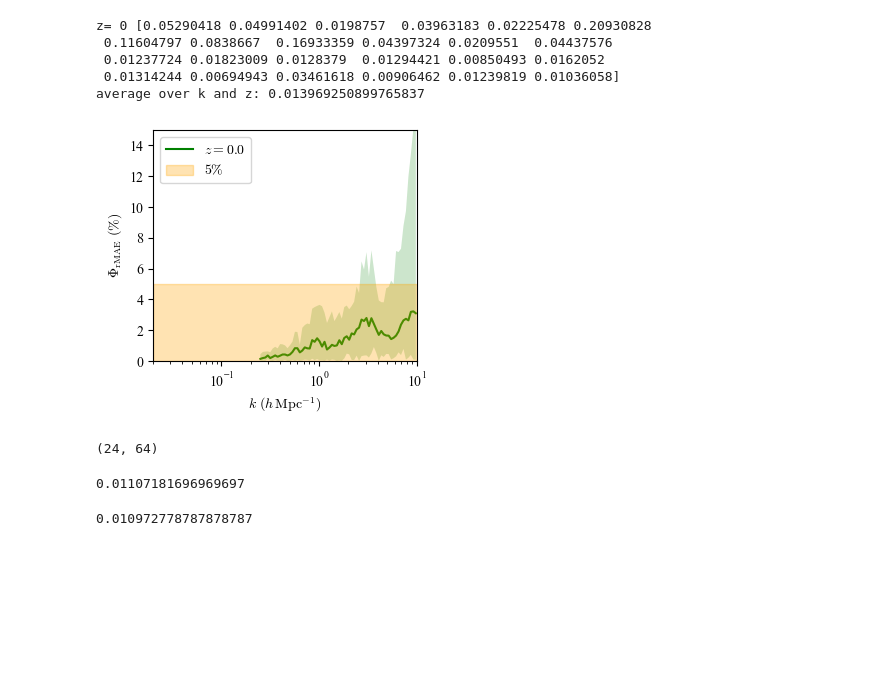
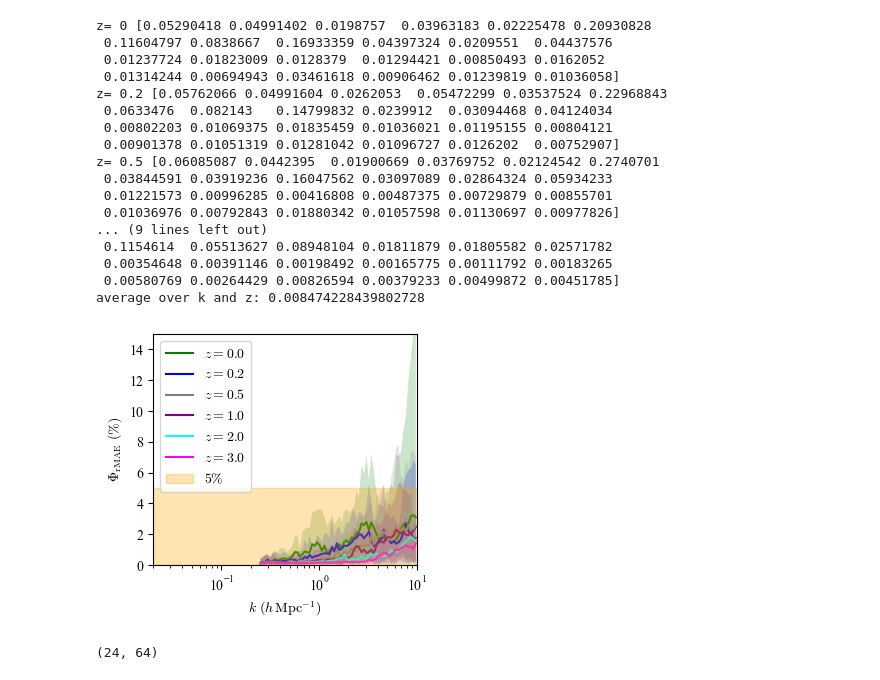
Before and after one commit to astro-YYH/GokuEmu, a Jupyter notebook: emulator/pre_combined_test/relative_errors_pre_combined_test.ipynb, the cells around one changed output. Cells and saved outputs as stored; diff of their text form; code cells hidden in the pictures; blank space fills up the shorter version.

```diff
--- a/emulator/pre_combined_test/relative_errors_pre_combined_test.ipynb
+++ b/emulator/pre_combined_test/relative_errors_pre_combined_test.ipynb
@@ -163,7 +163,7 @@ color_list = ['green', 'blue', 'grey', 'purple', 'cyan', 'magenta']
 rMAE_zs = []
 
 for i, scale in enumerate(a):
-    if i==1:
+    if i==6:
         break
     c = color_list[i]
     # k_L1, Pk_L1 = load_rebin(os.path.join(sim_L1, "output/powerspectrum-%.4f.txt" % scale))
@@ -229,6 +239,6 @@ average over k and z: 0.07270342854077141
 # %%
 # relative
-# sim_parent = "/work2/01317/yyang440/frontera/cosmo_11p_sims/data_for_emu" # frontera
+# prediction for narrow range
 sim_parent = "../../data/combined"
 pred_parent = './'
 
@@ -252,7 +262,7 @@ color_list = ['green', 'blue', 'grey', 'purple', 'cyan', 'magenta']
 rMAE_narrow_zs = []
 
 for i, scale in enumerate(a):
-    if i==1:
+    if i==6:
         break
     c = color_list[i]
     # k_L1, Pk_L1 = load_rebin(os.path.join(sim_L1, "output/powerspectrum-%.4f.txt" % scale))
@@ -291,44 +301,48 @@ ax.set_ylabel(r'$\Phi_{\mathrm{rMAE}}\ (\%)$')
 # ax.plot([], [], color='black', label='HF w.r.t. Linear')
 # ax.plot([], [], color='black', linestyle='--', label='L2 w.r.t. HF')
 ax.set_ylim(0., 15)
 ax.set_xscale('log')
 ax.set_xlabel(r'$k\ (h\,\mathrm{Mpc}^{-1})$')
 # ax.set_ylabel(r'$(P_\mathrm{HF}-P_\mathrm{Li})/P_\mathrm{Li}$')
 
 xlim1 = .02
 xlim2 = 10
 ax.set_xlim(xlim1, xlim2)
 
 square = patches.Rectangle((xlim1, -0.0), xlim2-xlim1, 5, color='orange', alpha=.3, zorder=2, label=r'$5\%$')  # alpha ranges from 0 (transparent) to 1 (opaque)
 # square1 = patches.Rectangle((xlim1, -0.01), xlim2-xlim1, 0.02, color='blue', alpha=.3, zorder=2, label=r'$1\%$')  # alpha ranges from 0 (transparent) to 1 (opaque)
 
 # Add the square to the axes
 ax.add_patch(square)
 # ax.add_patch(square1)
 ax.legend(loc='upper left')
 # ax.set_yticks([-0.2,-.1,0,.1,.2])
 
 # plt.xlim([0.005, 100])
 # plt.ylim([.01,4e5])
 # plt.ylim([-.3, .3])
 plt.show()
 # plt.savefig('matter_pow_nonl_linear_ratio.pdf', bbox_inches='tight')
 # %% [output]
 z= 0 [0.05290418 0.04991402 0.0198757  0.03963183 0.02225478 0.20930828
  0.11604797 0.0838667  0.16933359 0.04397324 0.0209551  0.04437576
  0.01237724 0.01823009 0.0128379  0.01294421 0.00850493 0.0162052
  0.01314244 0.00694943 0.03461618 0.00906462 0.01239819 0.01036058]
-average over k and z: 0.013969250899765837
+z= 0.2 [0.05762066 0.04991604 0.0262053  0.05472299 0.03537524 0.22968843
+ 0.0633476  0.082143   0.14799832 0.0239912  0.03094468 0.04124034
+ 0.00802203 0.01069375 0.01835459 0.01036021 0.01195155 0.00804121
+ 0.00901378 0.01051319 0.01281042 0.01096727 0.0126202  0.00752907]
+z= 0.5 [0.06085087 0.0442395  0.01900669 0.03769752 0.02124542 0.2740701
+ 0.03844591 0.03919236 0.16047562 0.03097089 0.02864324 0.05934233
+ 0.01221573 0.00996285 0.00416808 0.00487375 0.00729879 0.00855701
+ 0.01036976 0.00792843 0.01880342 0.01057598 0.01130697 0.00977826]
+... (9 lines left out)
+ 0.1154614  0.05513627 0.08948104 0.01811879 0.01805582 0.02571782
+ 0.00354648 0.00391146 0.00198492 0.00165775 0.00111792 0.00183265
+ 0.00580769 0.00264429 0.00826594 0.00379233 0.00499872 0.00451785]
+average over k and z: 0.008474228439802728
-[figure, old version]
+[figure, new version]
 # %%
 rAEs.shape
 # %% [output]
 (24, 64)
-# %%
-(.029 * 12 *6 - (0.36909754 + 0.27648583 + 0.22550749 + 0.21557025 + 0.1765436 + 0.09405537) ) / (12 * 6 - 6)
-# %% [output]
-0.01107181696969697
-# %%
-(.0335 * 13 *6 - (0.36909754 + 0.27648583 + 0.22550749 + 0.21557025 + 0.1765436 + 0.09405537) - (0.15442478 +  0.11248542 + 0.0890329 + 0.07722554 + 0.07283058 + 0.0255373) ) / (12 * 6 - 6)
-# %% [output]
-0.010972778787878787
```
Also changed, not shown: parts of 1 cell of this notebook, 1 other file.
